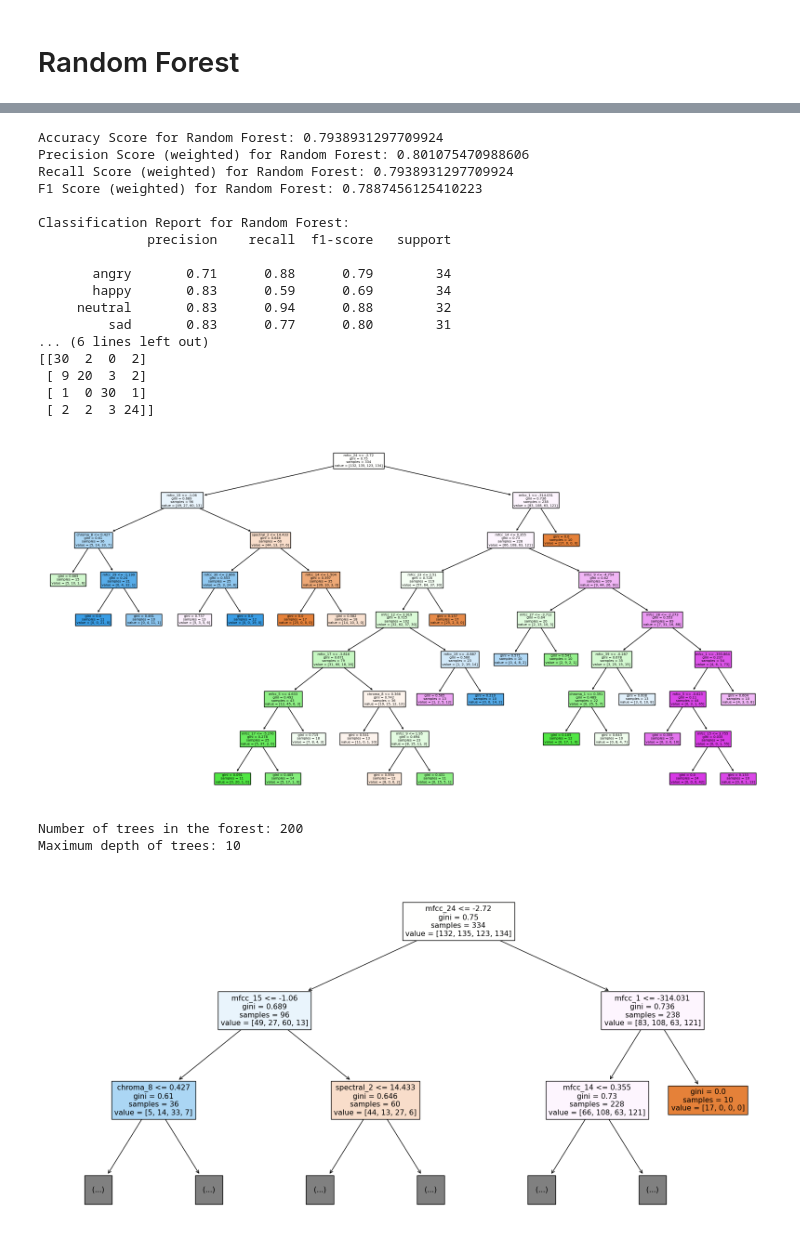
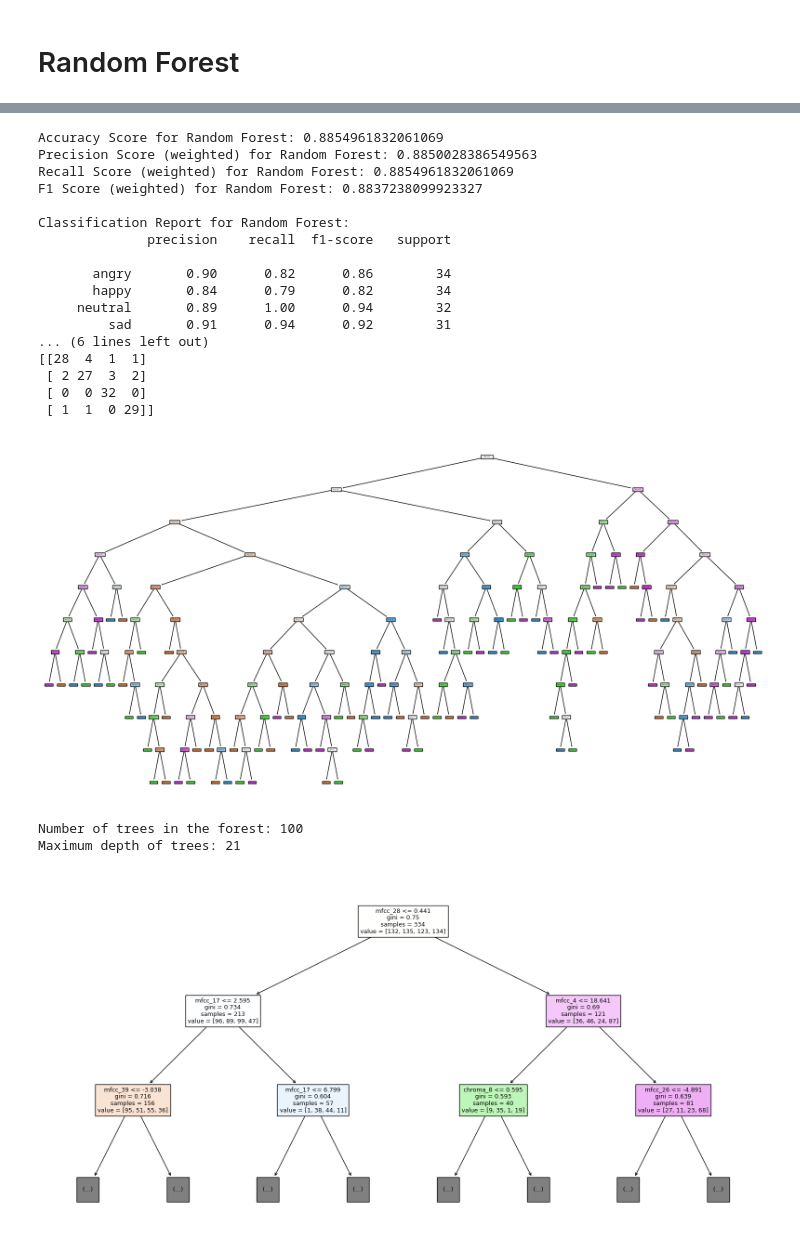
Before and after one commit to marcuslim835/IS4242-Group-3, a Jupyter notebook: Notebooks/Model_LR+KNN+RF.ipynb, the cells around one changed output, grey strips where cells are left out. Drawn from its saved outputs; the diff is of its cells as text; code cells hidden in the pictures.

```diff
--- a/Notebooks/Model_LR+KNN+RF.ipynb
+++ b/Notebooks/Model_LR+KNN+RF.ipynb
@@ -161,12 +161,12 @@ Classification Report for KNN:
 # random_forest_model = RandomForestClassifier(random_state=42)
 
 random_forest_model = RandomForestClassifier(
-    n_estimators=200,    # Use more trees
-    max_depth=10,         # Limit the depth of trees
-    min_samples_split=20, # Minimum number of samples required to split an internal node
-    min_samples_leaf=10,   # Minimum number of samples required to be at a leaf node
-    max_features='sqrt',  # Number of features to consider at each split
-    bootstrap=True,        # Use bootstrapping
+    # n_estimators=200,    # Use more trees
+    # max_depth=10,         # Limit the depth of trees
+    # min_samples_split=20, # Minimum number of samples required to split an internal node
+    # min_samples_leaf=10,   # Minimum number of samples required to be at a leaf node
+    # max_features='sqrt',  # Number of features to consider at each split
+    # bootstrap=True,        # Use bootstrapping
     random_state=42
 )
 
@@ -215,21 +215,21 @@ plt.show()
-Accuracy Score for Random Forest: 0.7938931297709924
-Precision Score (weighted) for Random Forest: 0.801075470988606
-Recall Score (weighted) for Random Forest: 0.7938931297709924
-F1 Score (weighted) for Random Forest: 0.7887456125410223
+Accuracy Score for Random Forest: 0.8854961832061069
+Precision Score (weighted) for Random Forest: 0.8850028386549563
+Recall Score (weighted) for Random Forest: 0.8854961832061069
+F1 Score (weighted) for Random Forest: 0.8837238099923327
 
 Classification Report for Random Forest:
               precision    recall  f1-score   support
 
-       angry       0.71      0.88      0.79        34
-       happy       0.83      0.59      0.69        34
-     neutral       0.83      0.94      0.88        32
-         sad       0.83      0.77      0.80        31
+       angry       0.90      0.82      0.86        34
+       happy       0.84      0.79      0.82        34
+     neutral       0.89      1.00      0.94        32
+         sad       0.91      0.94      0.92        31
 ... (6 lines left out)
-[[30  2  0  2]
- [ 9 20  3  2]
- [ 1  0 30  1]
- [ 2  2  3 24]]
+[[28  4  1  1]
+ [ 2 27  3  2]
+ [ 0  0 32  0]
+ [ 1  1  0 29]]
-[figure, old version]
+[figure, new version]
-Number of trees in the forest: 200
-Maximum depth of trees: 10
+Number of trees in the forest: 100
+Maximum depth of trees: 21
-[figure, old version]
+[figure, new version]
```
Also changed, not shown: parts of 5 cells of this notebook.
